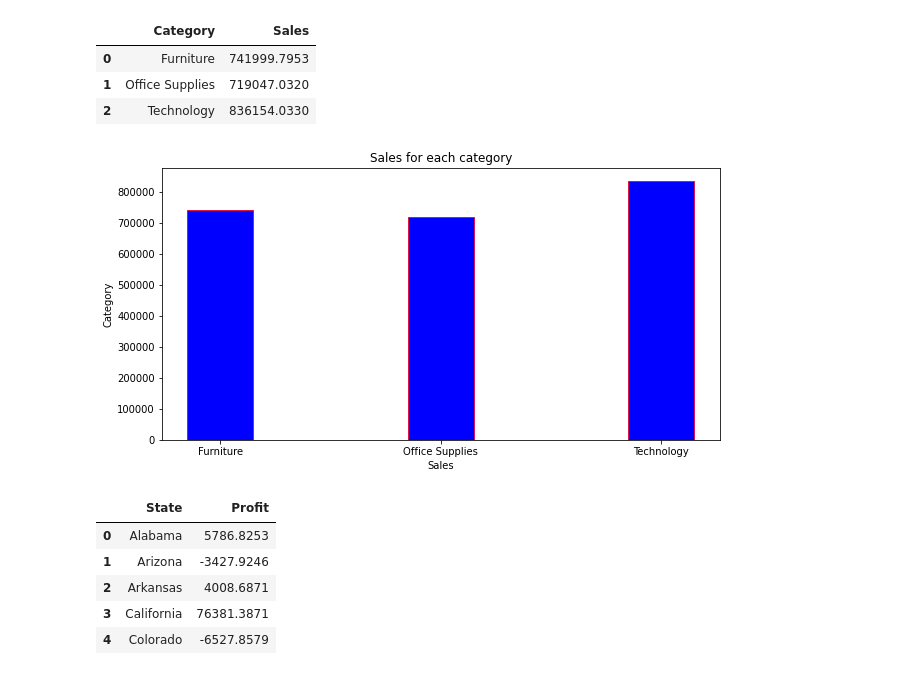
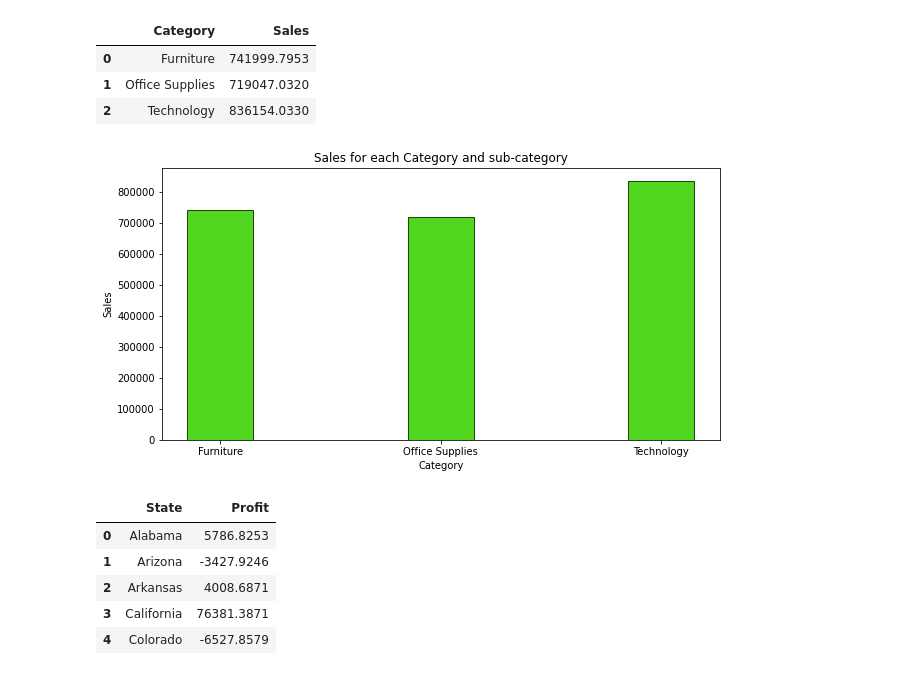
Before and after one commit to nidhivanjare/Exploratory_Data_Analysis, a Jupyter notebook: Data Science - Task3 - Exploratory Data Analysis - Retail/Exploratory_Data_Analysis_Retail_Store.ipynb, the cells around one changed output. Cells and saved outputs as stored; diff of their text form; code cells hidden in the pictures.

```diff
--- a/Data Science - Task3 - Exploratory Data Analysis - Retail/Exploratory_Data_Analysis_Retail_Store.ipynb
+++ b/Data Science - Task3 - Exploratory Data Analysis - Retail/Exploratory_Data_Analysis_Retail_Store.ipynb
@@ -34,7 +26,7 @@ Mounted at /content/drive
 # %%
-database = pd.read_csv('/content/drive/MyDrive/Colab Notebooks/SampleSuperstore.csv')
+df = pd.read_csv('/content/drive/MyDrive/Colab Notebooks/SampleSuperstore.csv')
 
-database
+df
 # %% [output]
 |  | Ship Mode | Segment | Country | City | State | Postal Code | Region | Category | Sub-Category | Sales | ... |
 | 0 | Second Class | Consumer | United States | Henderson | Kentucky | 42420 | South | Furniture | Bookcases | 261.9600 | ... |
@@ -52,6 +46,6 @@ database
 # %%
-database = database.drop(columns=['Ship Mode' ,'Country' , 'Postal Code','Segment' ])
-database.head()
+df=df.drop(columns=['Ship Mode','Country','Postal Code','Segment'])
+df.head()
 # %% [output]
 |  | City | State | Region | Category | Sub-Category | Sales | Quantity | Discount | Profit |
 | 0 | Henderson | Kentucky | South | Furniture | Bookcases | 261.9600 | 2 | 0.00 | 41.9136 |
@@ -91,42 +85,41 @@ Data columns (total 9 columns):
 dtypes: float64(3), int64(1), object(5)
 memory usage: 702.8+ KB
 # %%
-sales_database = database.groupby('Category' , as_index=False)['Sales'].sum()
-sub_category =  database.groupby(['Category', 'Sub-Category'])['Sales'].sum()
-sub_category['Sales'] = map(int,sub_category)
-sales_database
+sales_df = df.groupby('Category', as_index=False)['Sales'].sum()
+subcat_df = df.groupby(['Category','Sub-Category'])['Sales'].sum()
+subcat_df['Sales']=map(int,subcat_df)
+sales_df
 # %% [output]
 |  | Category | Sales |
 | 0 | Furniture | 741999.7953 |
 | 1 | Office Supplies | 719047.0320 |
 | 2 | Technology | 836154.0330 |
 # %%
-figure , axes = plt.subplots(figsize=(10,5))
-axes.bar(sales_database['Category'] , sales_database['Sales'],color="#0000ff" , edgecolor = '#00bfff',width=0.3)
-axes.set_title(label='Sales for each category',loc='center' , pad=None )
-plt.xlabel('Sales', axes=axes)
-plt.ylabel('Category' , axes=axes)
-crs= mplcursors.cursor(axes,hover=True)
+fig,ax = plt.subplots(figsize=(10,5))
+ax.bar(sales_df['Category'],sales_df['Sales'],color='#51d620',edgecolor='#1b470a',width=0.3)
+ax.set_title(label="Sales for each Category and sub-category", loc='center', pad=None)
+ax.set_ylabel('Sales')
+ax.set_xlabel('Category')
+crs=mplcursors.cursor(ax,hover=True)
 @crs.connect("add")
-def after_adding(sel):
-  x , y , width , height = sel.artist[sel.target.index].get_bbox().bounds
-  pos = int(x+width/2)
-  if position == 0 :
-    text = ''
-    for i in range(4):
-      text = text+'\n' + sub_category.index[i][1]+' : '+ str(int(sub_category[i]))
-  elif position == 1:
-    text = ''
-    for i in range(9):
-      text = text+'\n' + sub_category.index[i+4][1]+' : '+ str(int(sub_category[i]))
-  else:
-    text=''
-    for i in range(4):
-      text = text+'\n' + sub_category.index[i+13][1]+' : '+ str(int(sub_category[i]))
+def on_add(sel):
+    x, y, width, height = sel.artist[sel.target.index].get_bbox().bounds
+    pos=int(x+width/2)
+    if pos == 0:
+        text=''
+        for i in range(4):
+            text=text+'\n'+subcat_df.index[i][1]+':'+str(int(subcat_df[i]))
+    elif pos == 1:
+        text=''
+        for i in range(9):
+            text=text+'\n'+subcat_df.index[i+4][1]+' : '+str(int(subcat_df[i]))
+    else:
+        text=''
+        for i in range(4):
+            text=text+'\n'+subcat_df.index[i+13][1]+':'+str(int(subcat_df[i]))
 
-
-  sel.annotation.set(text=text,position=(position,70000))
-  sel.annotation.xy = (x + width/2 , y + height)
+    sel.annotation.set(text=text, position=(pos, 70000))
+    sel.annotation.xy = (x + width / 2, y + height)
 # %% [output]
-[figure, old version]
+[figure, new version]
 # %%
```
Also changed, not shown: parts of 28 cells of this notebook.
